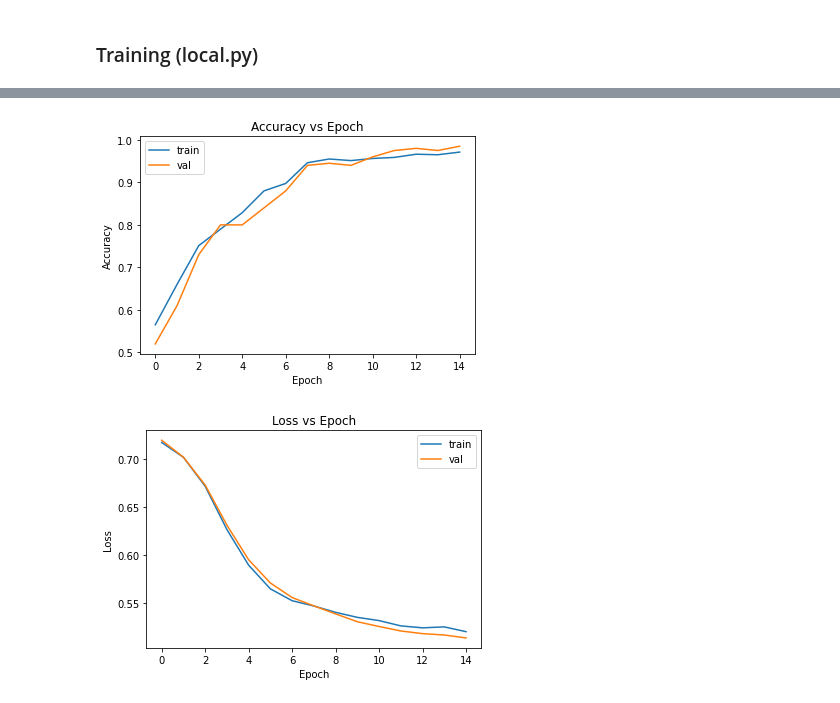
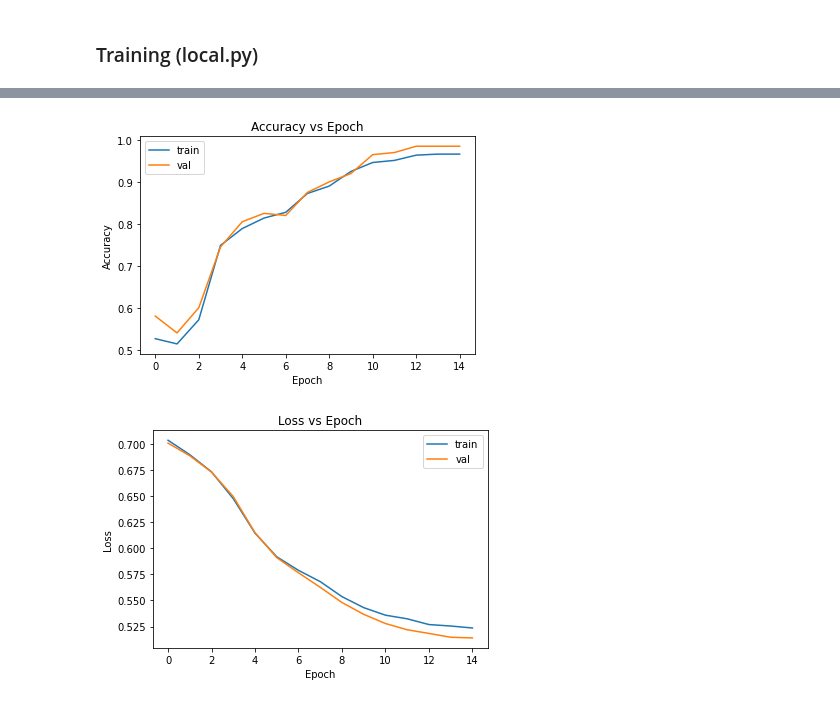
Before and after one commit to DanielSheen2000/FieldworkAnimalDetector, a Jupyter notebook: Training Process.ipynb, the cells around one changed output, grey strips where cells are left out. Saved outputs shown, nothing was run; the diff lists cells and outputs as text; code cells hidden in the pictures.

```diff
--- a/Training Process.ipynb
+++ b/Training Process.ipynb
@@ -88,11 +88,11 @@ Now extracting the mfccs as well as its 1st and 2nd gradient from the processed
 # %%
-# 0 = hyenas    1 = lions
+# TRAINING DATA
 mfccs = []
 deltas = []
 delta_deltas = []
 y = []
 X = []
-#min_length = 310
+min_length = 430
 min_shape = 1000
 
 for i in range(9, 12):
@@ -124,7 +124,7 @@ for i in range(9, 12):
         X.append([mfcc, delta, delta_delta])
         y.append(1)
 
-
+# TEST DATA
 y_test = []
 X_test = []
 path_hyena = ('data/processed data12/hyenas/' )
@@ -213,7 +213,7 @@ class Net(nn.Module):
         self.conv_2 = nn.Conv2d(in_channels=10, out_channels=5, kernel_size=(1,10), stride=1)
         self.conv_3 = nn.Conv2d(in_channels=128, out_channels=256, kernel_size=(1,10),stride=1)
         self.conv_4 = nn.Conv2d(in_channels=256,out_channels = 512, kernel_size = (1,3),stride=2)
-        self.fc1 = nn.Linear(45, 10)
+        self.fc1 = nn.Linear(85, 10)
         self.fc2 = nn.Linear(10, 1)
 
     def forward(self, mfcc, delta, delta_delta):
@@ -226,7 +226,7 @@ class Net(nn.Module):
         features = F.relu(self.conv_2(features))
         #features = F.relu(self.conv_3(features))
         #features = F.relu(self.conv_4(features)).squeeze()
-        features = features.view(-1,45)
+        features = features.view(-1,85)
         features = self.fc1(features)
         features = torch.sigmoid(self.fc2(features))
         return features
@@ -274,7 +274,7 @@ def main_test():
     valid_dataset = testingDataset(X_val,y_val)
     valid_loader = data.DataLoader(valid_dataset,batch_size = batch_size)
     test_dataset = testingDataset(X_test, y_test)
-    test_loader = data.DataLoader(valid_dataset,batch_size = test_dataset.__len__())
+    test_loader = data.DataLoader(test_dataset,batch_size = test_dataset.__len__())
 
     tloss = []
     tacc = []
@@ -386,7 +386,8 @@ def main_test():
     print('Test Loss: %f' % (test_loss))
     print('Test Accuracy: %f' % (test_acc))
 
-    torch.save(model,'model.pt')
+
+    torch.save(model.state_dict(),'weights.pt')
     return tloss, tacc, vloss, vacc, test_loss, test_acc
 
 train_loss, train_acc, val_loss, val_acc, test_loss, test_acc = main_test()
@@ -403,2 +404,2 @@ Test Accuracy: 0.985000
-[figure, old version]
+[figure, new version]
-[figure, old version]
+[figure, new version]
```
Also changed, not shown: parts of 4 cells of this notebook, 1 other file.
